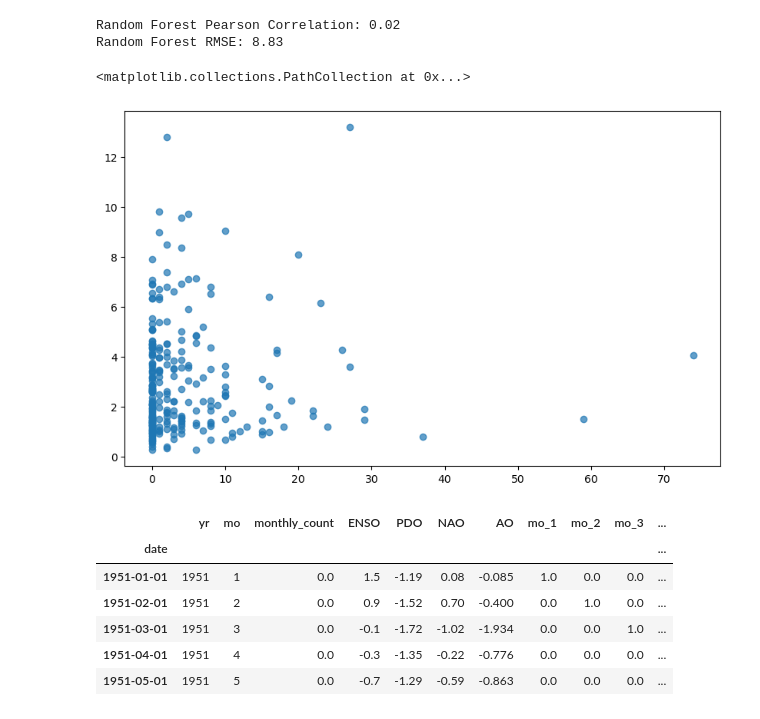
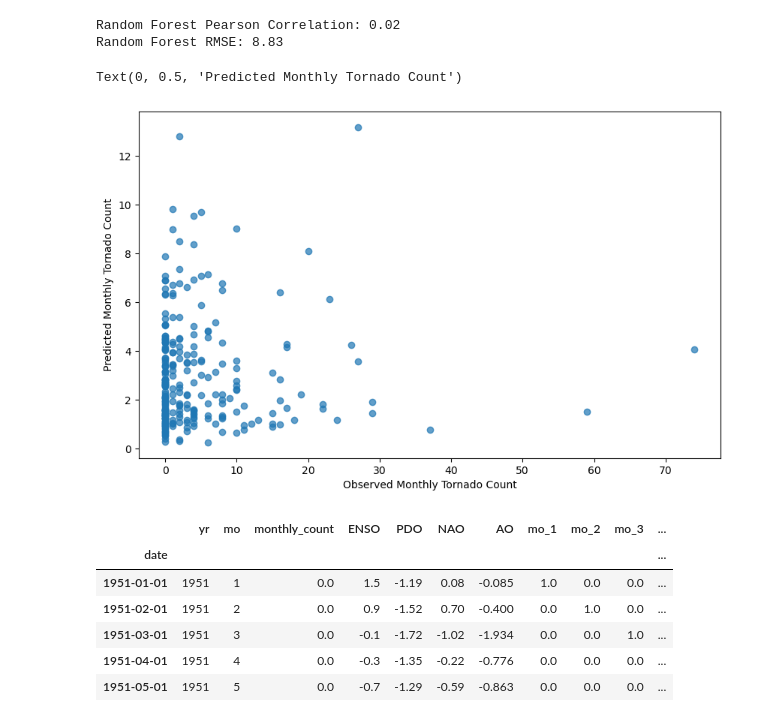
Before and after one commit to zdaq12/ATMS-523-Module-6, a Jupyter notebook: HW06.ipynb, the cells around one changed output. Drawn from its saved outputs; the diff is of its cells as text; code cells hidden in the pictures.

```diff
--- a/HW06.ipynb
+++ b/HW06.ipynb
@@ -145,9 +145,12 @@ Random Forest RMSE: 8.83
 # %%
 fig, ax = plt.subplots(figsize=(10,6))
 ax.scatter(y_test, y_pred, alpha=0.7)
+
+ax.set_xlabel('Observed Monthly Tornado Count')
+ax.set_ylabel('Predicted Monthly Tornado Count')
 # %% [output]
-<matplotlib.collections.PathCollection at 0x...>
+Text(0, 0.5, 'Predicted Monthly Tornado Count')
-[figure, old version]
+[figure, new version]
 # %%
 # Try without drop='first'
 encoder = OneHotEncoder(sparse_output=False)
```
Also changed, not shown: parts of 2 cells of this notebook.
